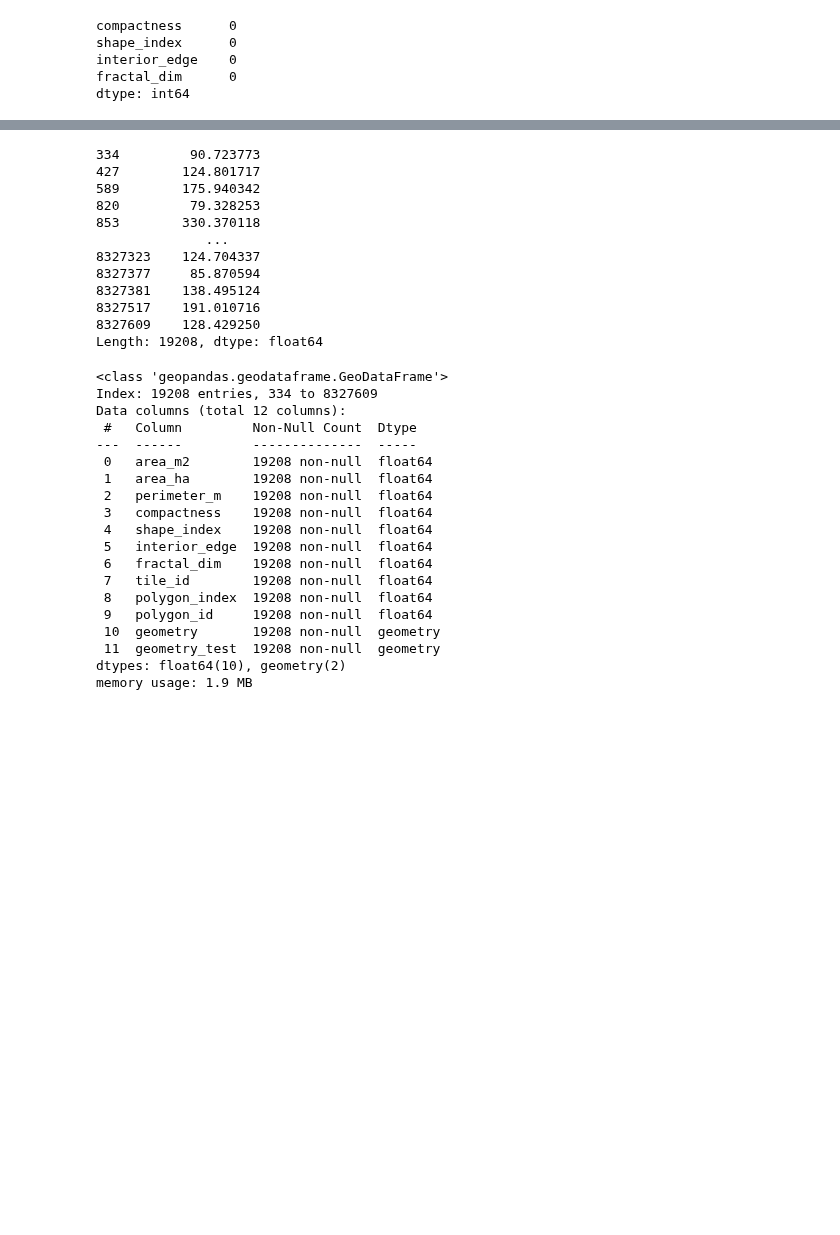
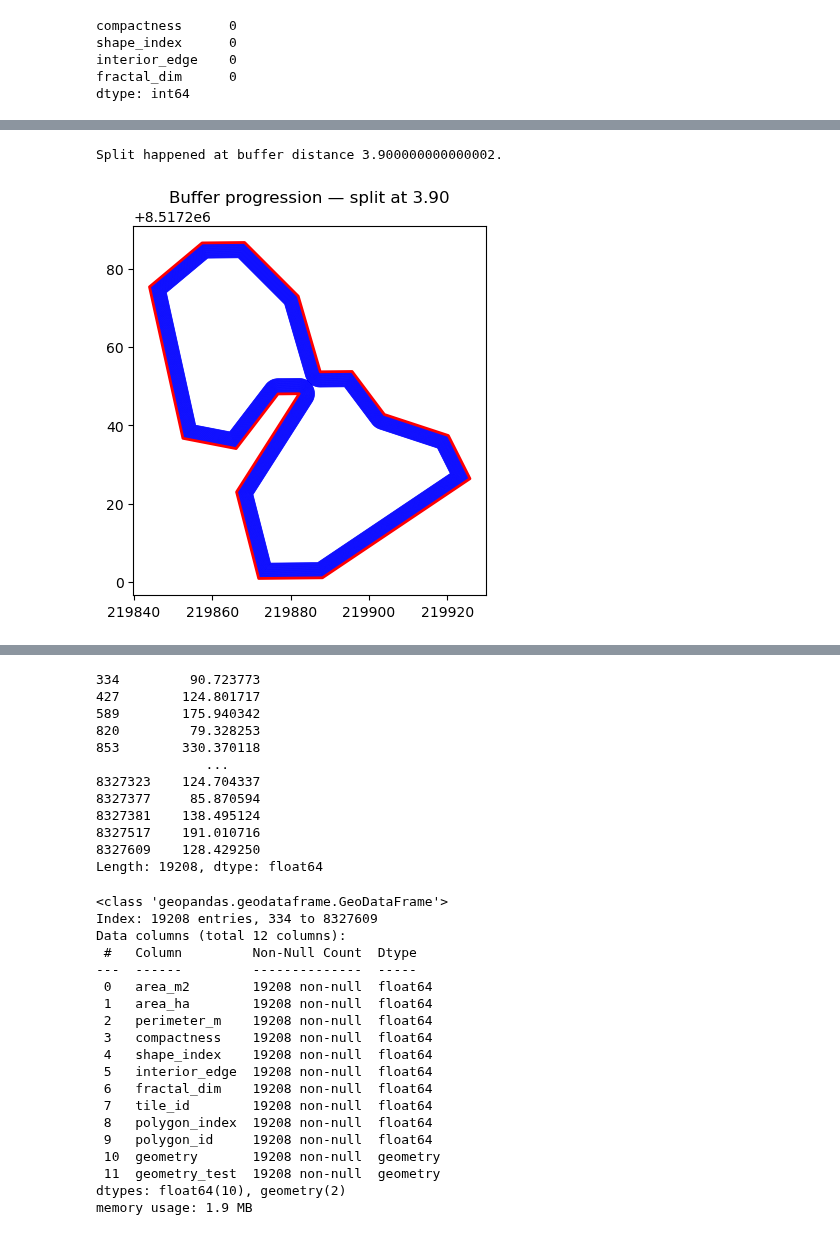
Before and after one commit to SYH-pixel/cropfield-polygonization, a Jupyter notebook: func/thinneck.ipynb, the cells around one changed output, grey strips where cells are left out. Cells and saved outputs as stored; diff of their text form; code cells hidden in the pictures; blank space fills up the shorter version.

Commit message:
Testing thin neck splitting function

```diff
--- a/func/thinneck.ipynb
+++ b/func/thinneck.ipynb
@@ -32,0 +91,18 @@ zam_filt = test_poly[(test_poly["compactness"] <= test_poly["compactness"].quant
+# %%
+test_poly.geometry.bounds
+
+pd.set_option('display.max_colwidth', None)
+
+geom = test_poly['geometry'].iloc[0]
+
+coords = list(geom.exterior.coords)
+
+
+x, y = zip(*coords)
+
+minx, maxx = min(x), max(x)
+miny, maxy = min(y), max(y)
+print(minx, maxx)
+print(miny, maxy)
+print(test_poly.geometry.bounds)
+print(coords)
@@ -32,0 +115,44 @@ zam_filt = test_poly[(test_poly["compactness"] <= test_poly["compactness"].quant
+# %%
+# TEST
+# zam_filt['min_len'] = zam_filt.geometry.apply(
+#     lambda g: -(min(g.bounds[2] - g.bounds[0], g.bounds[3] - g.bounds[1]) / 2)
+# )
+
+import matplotlib.pyplot as plt
+import matplotlib.cm as cm
+
+fig, ax = plt.subplots()
+
+delta = .1 # buffer step
+max_len = 1000000
+
+idx = test_poly.index[0]
+
+buffers = []
+current_buff = 0
+
+while current_buff <= max_len:
+    current_buff += delta
+    buffered = test_poly['geometry'].iloc[0].buffer(-current_buff)
+    buffers.append(buffered)
+    if buffered.geom_type == 'MultiPolygon':
+        geoms = list(buffered.geoms)
+        print(f"Split happened at buffer distance {current_buff}.")
+        test_poly.loc[idx, 'geometry_test'] = buffered # buffer geometry
+        test_poly.loc[idx, 'sdist'] = -current_buff #buffer
+        test_poly.loc[idx, 'buffer_geom1'] = geoms[0] # geometry 1 for split poly
+        test_poly.loc[idx, 'buffer_geom2'] = geoms[1] # geometry 2 for split poly
+        break
+else:
+    print(f"No split within dimension limit")
+
+
+for geom, color in zip(buffers, colors):
+    gpd.GeoSeries([geom]).plot(ax = ax, facecolor = 'none', edgecolor = 'blue', linewidth = 0.5)
+
+test_poly.plot(ax=ax, facecolor='none', edgecolor='red', linewidth=2, label='Original')
+plt.title(f"Buffer progression — split at {current_buff:.2f}")
+plt.show()
+# %% [output]
+Split happened at buffer distance 3.900000000000002.
+[figure, added]
```
Also changed, not shown: parts of 29 cells of this notebook, 1 other file.
